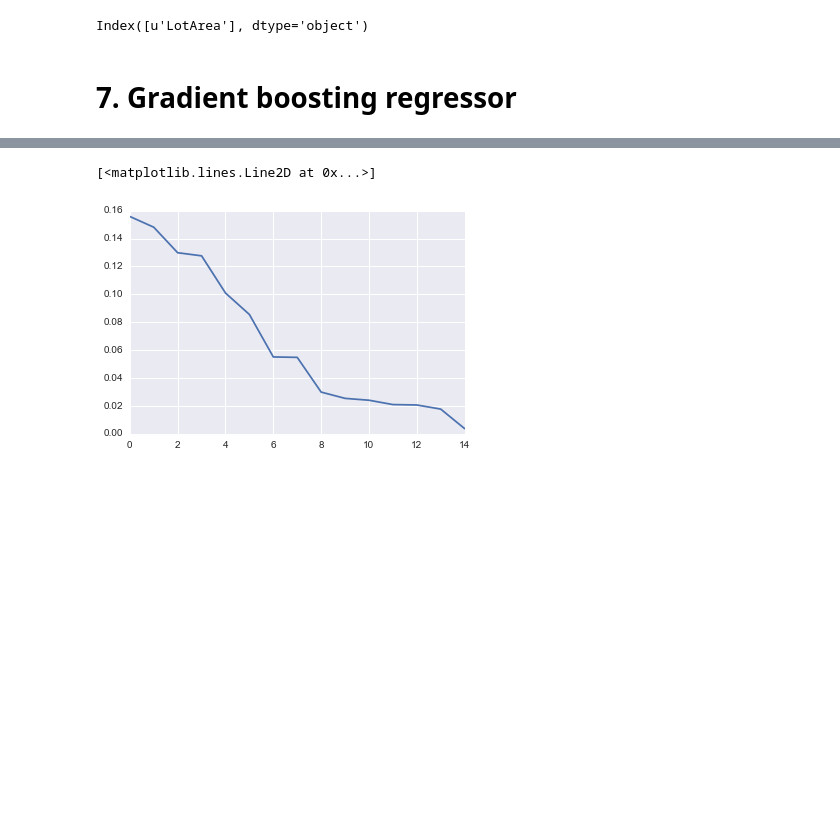
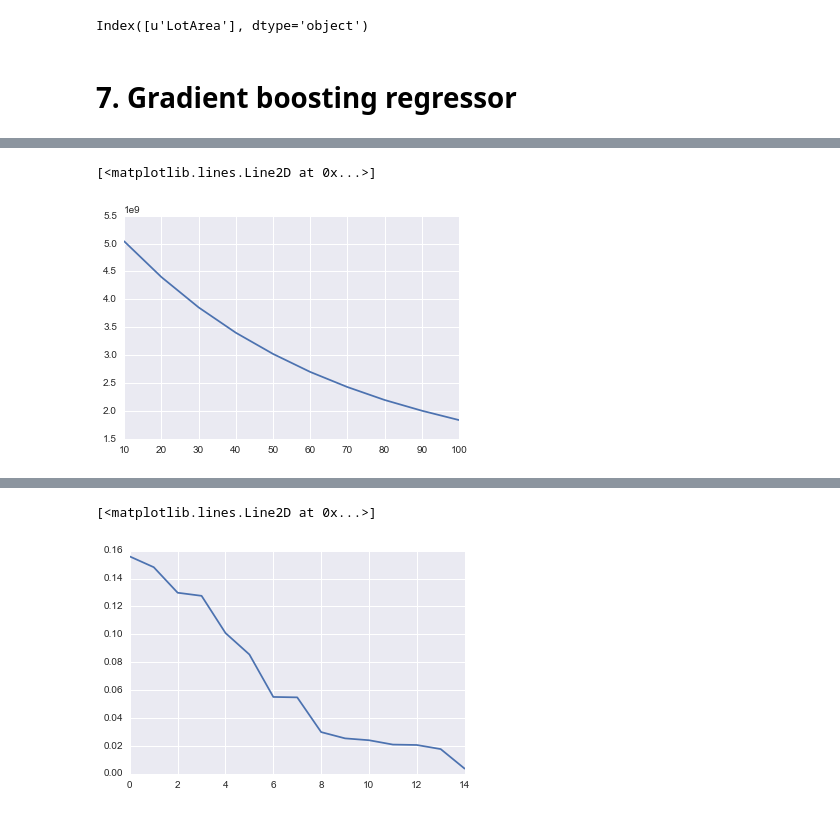
Before and after one commit to richkylet/kaggleContests, a Jupyter notebook: HousePrices/HousePrices.ipynb, the cells around one changed output, grey strips where cells are left out. Saved outputs shown, nothing was run; the diff lists cells and outputs as text; code cells hidden in the pictures; blank space fills up the shorter version.

```diff
--- a/HousePrices/HousePrices.ipynb
+++ b/HousePrices/HousePrices.ipynb
@@ -517,0 +537,11 @@ not_zero_new = not_zero.drop('LotArea')
+# %%
+n = range(0,110,10)[1:]
+mse_grad = []
+for nl in n:
+    clf_grad = ensemble.GradientBoostingRegressor(random_state = 42, max_depth = 4, n_estimators=nl, learning_rate= 0.01)
+    predicted_grad = cross_val_predict(clf_grad, X_train[not_zero], y_sub, cv=10)
+    mse_grad.append(mean_squared_error(y_sub, predicted_grad))
+plt.plot(n, mse_grad)
+# %% [output]
+[<matplotlib.lines.Line2D at 0x...>]
+[figure, added]
```
Also changed, not shown: parts of 7 cells of this notebook, 1 other file.
